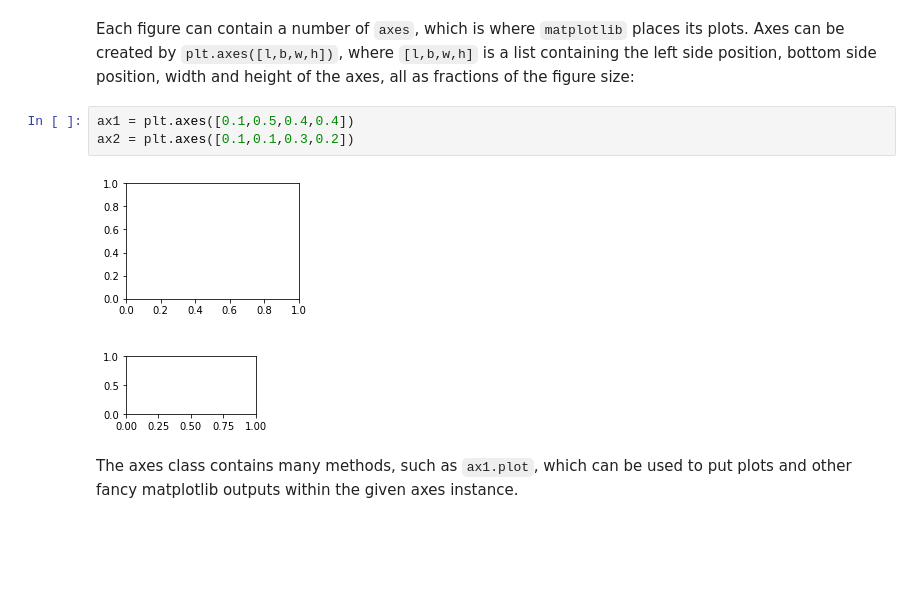
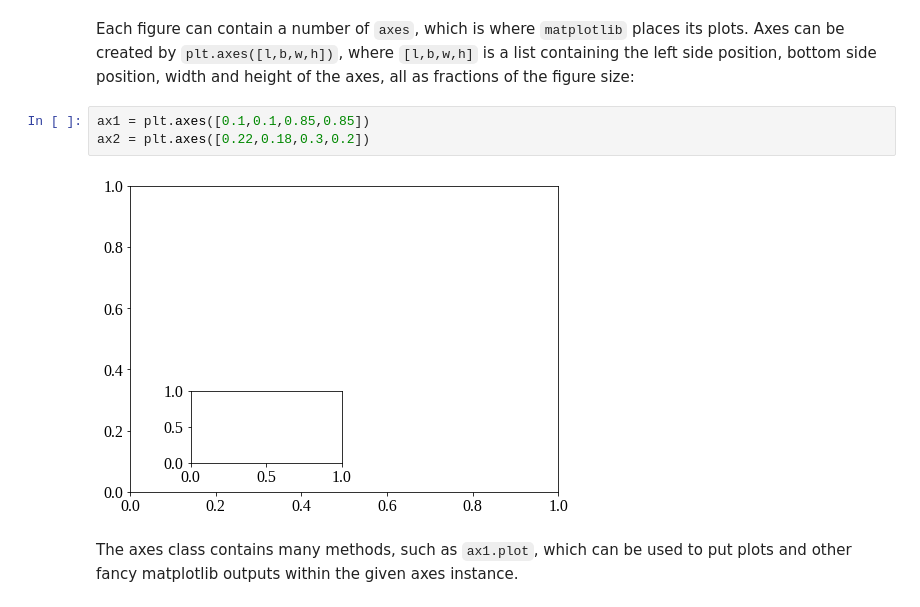
Before and after one commit to omsharansalafia/intropython, a Jupyter notebook: notes/03_Matplotlib.ipynb, the cells around one changed output. Drawn from its saved outputs; the diff is of its cells as text; blank space fills up the shorter version.

```diff
--- a/notes/03_Matplotlib.ipynb
+++ b/notes/03_Matplotlib.ipynb
@@ -241,9 +245,9 @@ fig = plt.figure()
 # %% [markdown]
 Each figure can contain a number of `axes`, which is where `matplotlib` places its plots. Axes can be created by `plt.axes([l,b,w,h])`, where `[l,b,w,h]` is a list containing the left side position, bottom side position, width and height of the axes, all as fractions of the figure size:
 # %%
-ax1 = plt.axes([0.1,0.5,0.4,0.4])
-ax2 = plt.axes([0.1,0.1,0.3,0.2])
+ax1 = plt.axes([0.1,0.1,0.85,0.85])
+ax2 = plt.axes([0.22,0.18,0.3,0.2])
 # %% [output]
-[figure, old version]
+[figure, new version]
 # %% [markdown]
 The axes class contains many methods, such as `ax1.plot`, which can be used to put plots and other fancy matplotlib outputs within the given axes instance.
```
Also changed, not shown: parts of 7 cells of this notebook, 10 other files.
